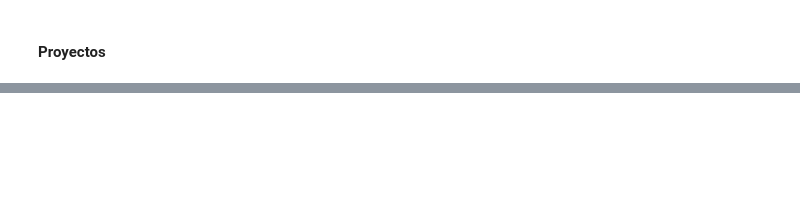
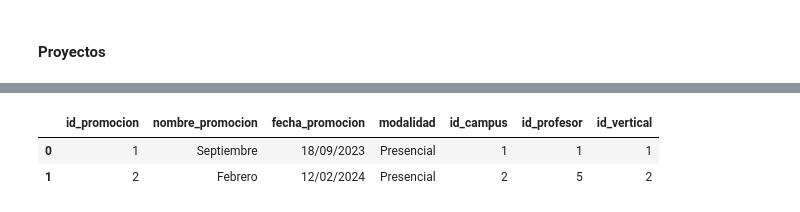
Before and after one commit to Meferal/Proyecto_SQL, a Jupyter notebook: Proyecto_SQL.ipynb, the cells around one changed output, grey strips where cells are left out. Cells and saved outputs as stored; diff of their text form; code cells hidden in the pictures; blank space fills up the shorter version.

```diff
--- a/Proyecto_SQL.ipynb
+++ b/Proyecto_SQL.ipynb
@@ -419,0 +644,11 @@ IntegrityError: NOT NULL constraint failed: Proyectos.id_alumno
+# %%
+query = '''
+select *
+from Promocion
+'''
+
+sql_query(query)
+# %% [output]
+|  | id_promocion | nombre_promocion | fecha_promocion | modalidad | id_campus | id_profesor | id_vertical |
+| 0 | 1 | Septiembre | 18/09/2023 | Presencial | 1 | 1 | 1 |
+| 1 | 2 | Febrero | 12/02/2024 | Presencial | 2 | 5 | 2 |
```
Also changed, not shown: parts of 27 cells of this notebook, 2 other files.
